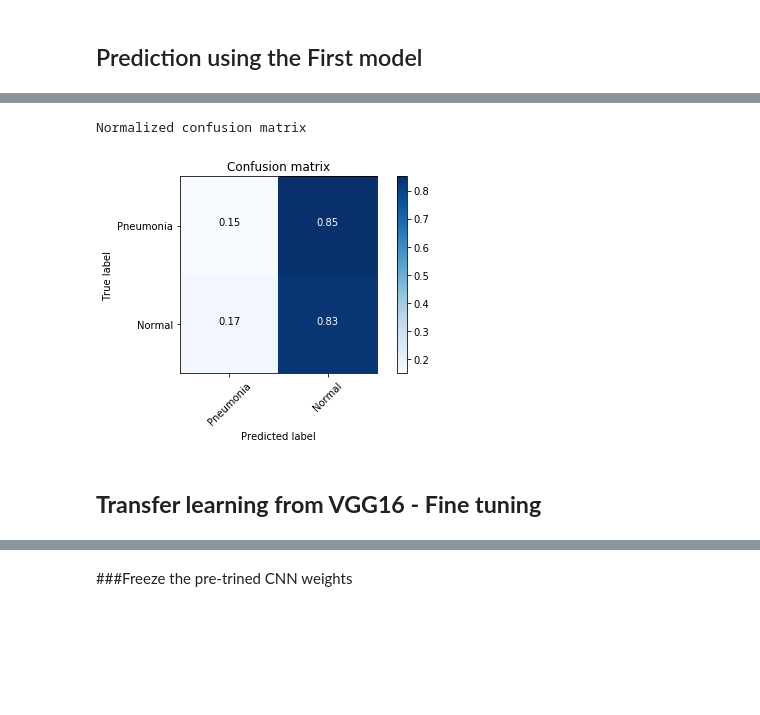
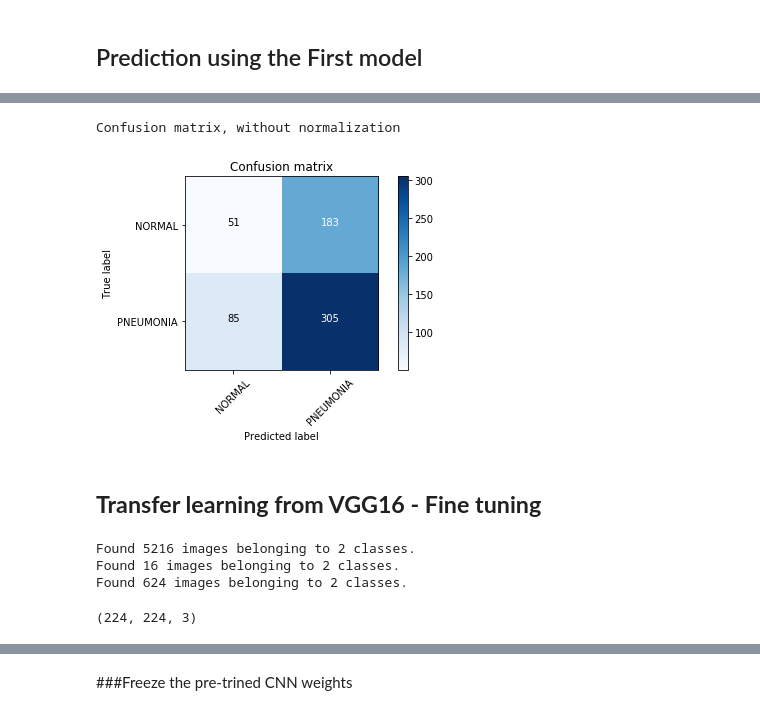
Before and after one commit to kylelee417/AI_Data_Science_Portfolio, a Jupyter notebook: chest_pneumonia.ipynb, the cells around one changed output, grey strips where cells are left out. Saved outputs shown, nothing was run; the diff lists cells and outputs as text; code cells hidden in the pictures; blank space fills up the shorter version.

```diff
--- a/chest_pneumonia.ipynb
+++ b/chest_pneumonia.ipynb
@@ -182,7 +180,7 @@ Use tf.where in 2.0, which has the same broadcast rule as np.where
 ## First model fit
 # %%
 
-his = model.fit_generator(epochs=100,
+his = model.fit_generator(epochs=200,
                            shuffle=True,
                            validation_data=val_batches,
                            generator=train_batches,
@@ -240,11 +266,3 @@ len(predict1)
-# %%
-empt = []
-for i in predict1:
-  if i < 0.5:
-    i = 0
-  else:
-    i = 1
-  empt.append(i)
 # %%
 def plot_confusion_matrix(cm, classes,
                           normalize=False,
@@ -277,3 +295,7 @@ def plot_confusion_matrix(cm, classes,
     plt.tight_layout()
     plt.ylabel('True label')
     plt.xlabel('Predicted label')
+# %%
+#Get the true labels
+y_true = test_batches.labels
+y_true
@@ -279,0 +320,5 @@ def plot_confusion_matrix(cm, classes,
+# %%
+#Get the predicted labels
+predict1 = model.predict_generator(test_batches,steps = test_batches.samples, verbose=0)
+y_pred = np.argmax(predict1, axis=1)
+y_pred
@@ -280,10 +343,29 @@ def plot_confusion_matrix(cm, classes,
 # %%
-cm = confusion_matrix(test_batches.classes, empt)
-plot_confusion_matrix(cm,normalize=True
-                      , classes=['Pneumonia', 'Normal'])
+cm = confusion_matrix(y_true, y_pred)
+plot_confusion_matrix(cm,classes, normalize=False)
 # %% [output]
-Normalized confusion matrix
+Confusion matrix, without normalization
-[figure, old version]
+[figure, new version]
 # %% [markdown]
 ## **Transfer learning from VGG16 - Fine tuning**
+# %%
+# Loading images
+classes2 = ['NORMAL', 'PNEUMONIA']
+data_gen2 = ImageDataGenerator(rescale=1./255) # No augmentation here but normalized
+
+#flow_from_directory feature, re-size image
+train_batches2 = data_gen2.flow_from_directory(train_path, target_size = (224, 224), classes = classes2, class_mode = 'categorical',batch_size=16)
+val_batches2 = data_gen2.flow_from_directory(dev_path, target_size = (224, 224), classes = classes2, class_mode = 'categorical',batch_size=8)
+test_batches2 = data_gen2.flow_from_directory(test_path, target_size = (224, 224), classes = classes2, class_mode = 'categorical',batch_size=1)
+
+#chech re-sized image shape
+X_input1 = train_batches2.image_shape   #input from the same train batch with shape (224,224,3)
+
+
+X_input1
+# %% [output]
+Found 5216 images belonging to 2 classes.
+Found 16 images belonging to 2 classes.
+Found 624 images belonging to 2 classes.
+(224, 224, 3)
 # %%
```
Also changed, not shown: parts of 33 cells of this notebook.
